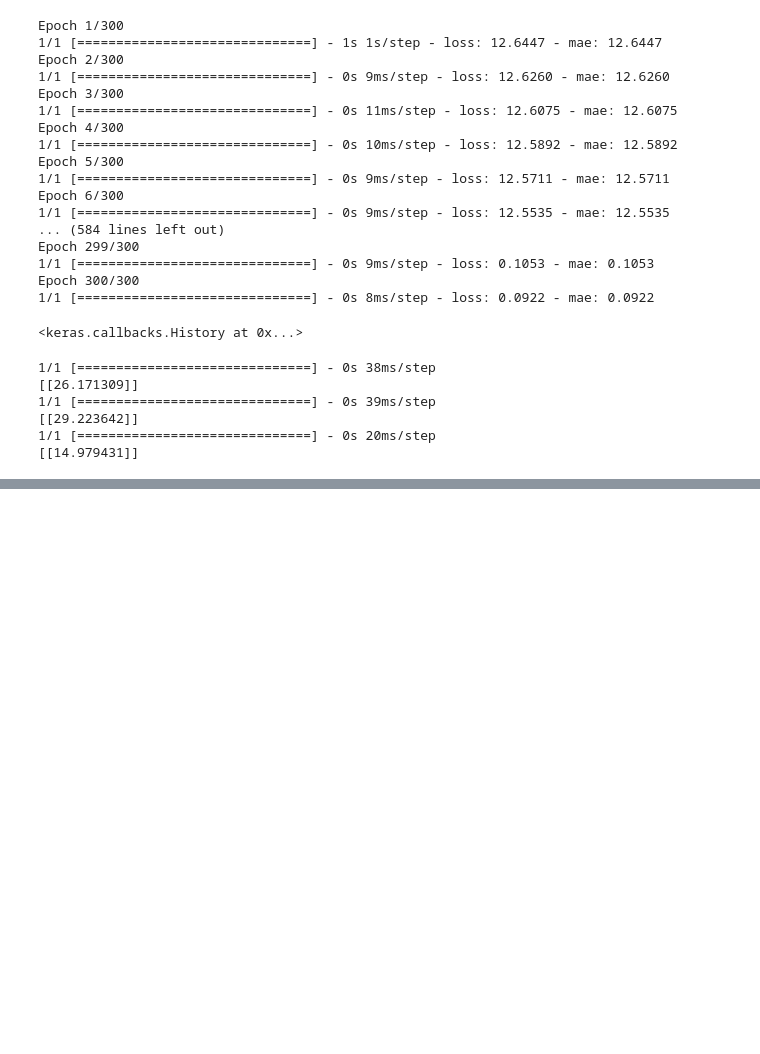
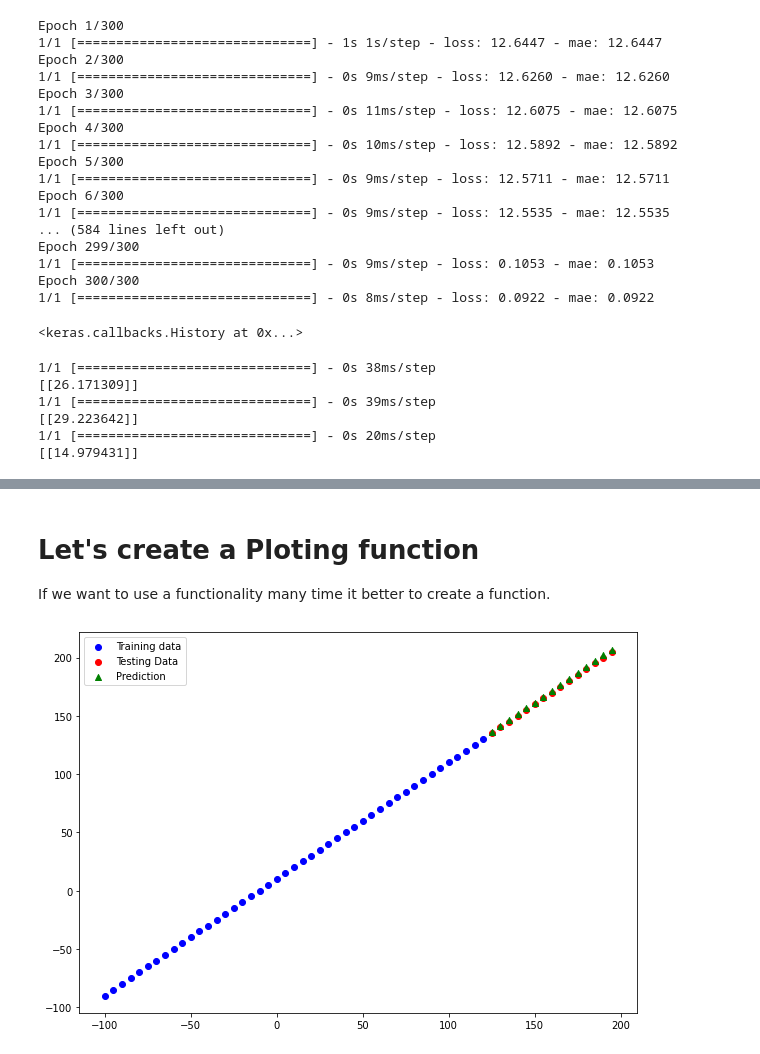
Before and after one commit to pravincoder/Fundamentals_tensorflow, a Jupyter notebook: Neural_Network_Regression.ipynb, the cells around one changed output, grey strips where cells are left out. Drawn from its saved outputs; the diff is of its cells as text; code cells hidden in the pictures; blank space fills up the shorter version.

```diff
--- a/Neural_Network_Regression.ipynb
+++ b/Neural_Network_Regression.ipynb
@@ -252,0 +403,3 @@ print(model4.predict(X[6:7].numpy()))
+# %%
+y_pred = model5.predict(X_test)
+y_pred,y_test
@@ -252,0 +426,21 @@ print(model4.predict(X[6:7].numpy()))
+# %% [markdown]
+# Let's create a Ploting function
+
+If we want to use a functionality many time it better to create a function.
+# %%
+# Plotting function
+def plot_predict(train_data=X_train,test_data=X_test,train_label=y_train,test_label=y_test,predict = y_pred):
+  """Plots training data, ,test data and compares predictions to ground Truth labels."""
+  plt.figure(figsize=(10,7))
+  #plot the training data in blue
+  plt.scatter(train_data,train_label,c='b',label='Training data')
+  #plot the testing data in red
+  plt.scatter(test_data,test_label,c='r',label='Testing Data')
+  #plot the model prediction in green
+  plt.scatter(test_data,predict,c='g',label="Prediction",marker='^')
+  #plot the legend
+  plt.legend();
+# %%
+plot_predict(train_data=X_train,test_data=X_test,train_label=y_train,test_label=y_test,predict = y_pred)
+# %% [output]
+[figure, added]
```
Also changed, not shown: parts of 29 cells of this notebook.
